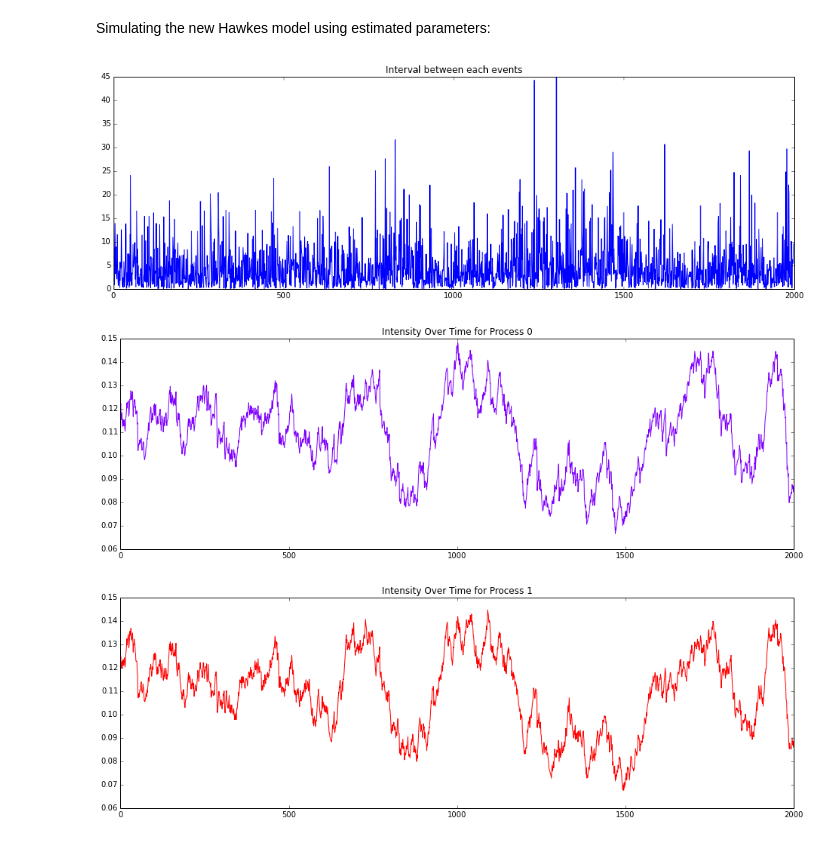
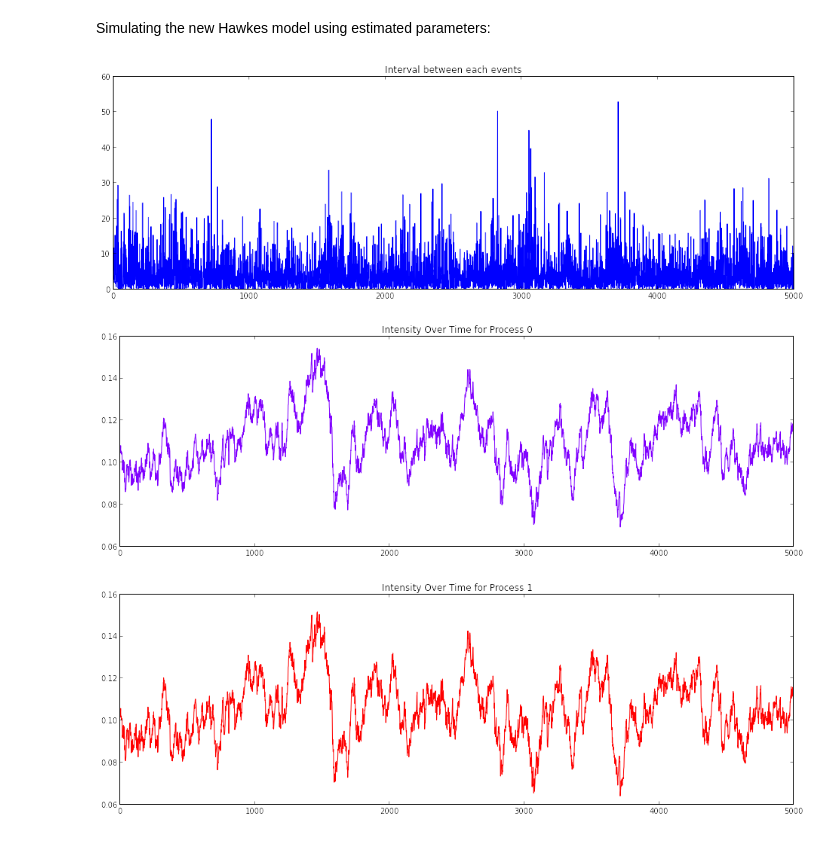
Before and after one commit to yesheenlim/PyHawkes, a Jupyter notebook: src/testFit.ipynb, the cells around one changed output. Cells and saved outputs as stored; diff of their text form; code cells hidden in the pictures.

```diff
--- a/src/testFit.ipynb
+++ b/src/testFit.ipynb
@@ -138,20 +96,20 @@ Spr(Q) of estimated model: 0.737543786567
 # %% [markdown]
 Simulating the new Hawkes model using estimated parameters:
 # %%
-simulatedPoints, simulatedIntensities = h.simulate(2200)
+simulatedPoints, simulatedIntensities = h.simulate(5200)
 
 intervals = simulatedPoints[0][1:] - simulatedPoints[0][:-1]
 
 plt.title('Interval between each events')
 plt.plot(np.arange(len(intervals)),intervals)
 plt.show()
 
 colors = cm.rainbow(np.linspace(0, 1, d))
 for i,c in zip(xrange(d), colors):
     plt.title('Intensity Over Time for Process ' + str(i))
     plt.plot(simulatedIntensities[:,i], color=c)
     plt.show()
 # %% [output]
-[figure, old version]
+[figure, new version]
-[figure, old version]
+[figure, new version]
-[figure, old version]
+[figure, new version]
```
Also changed, not shown: parts of 3 cells of this notebook.
